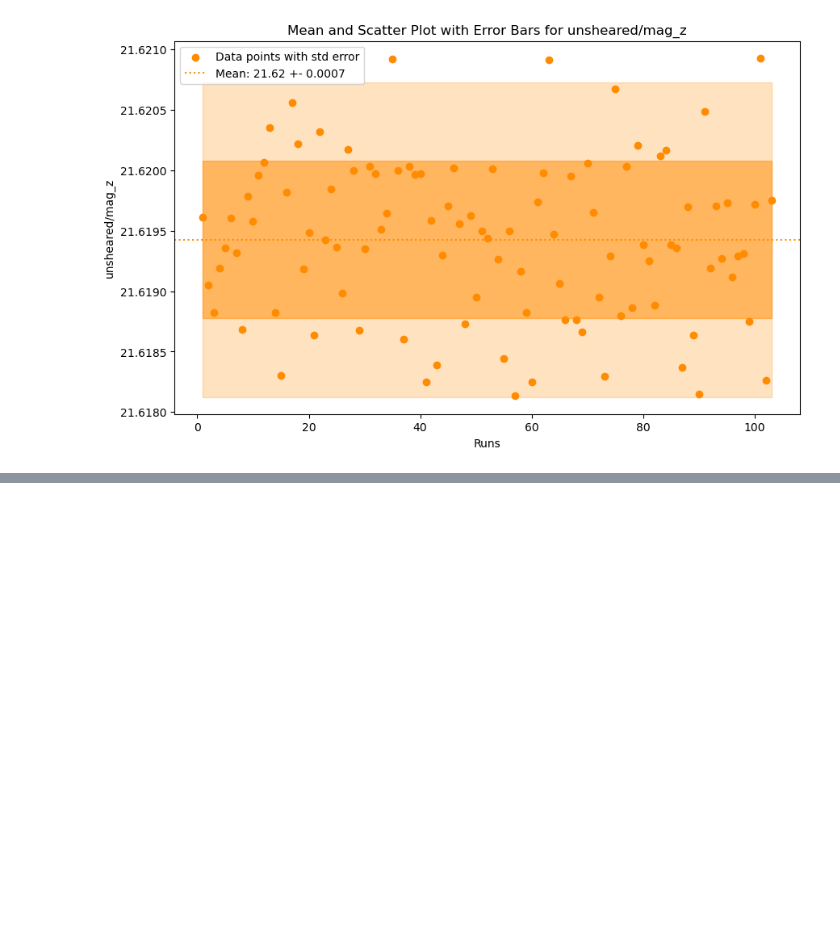
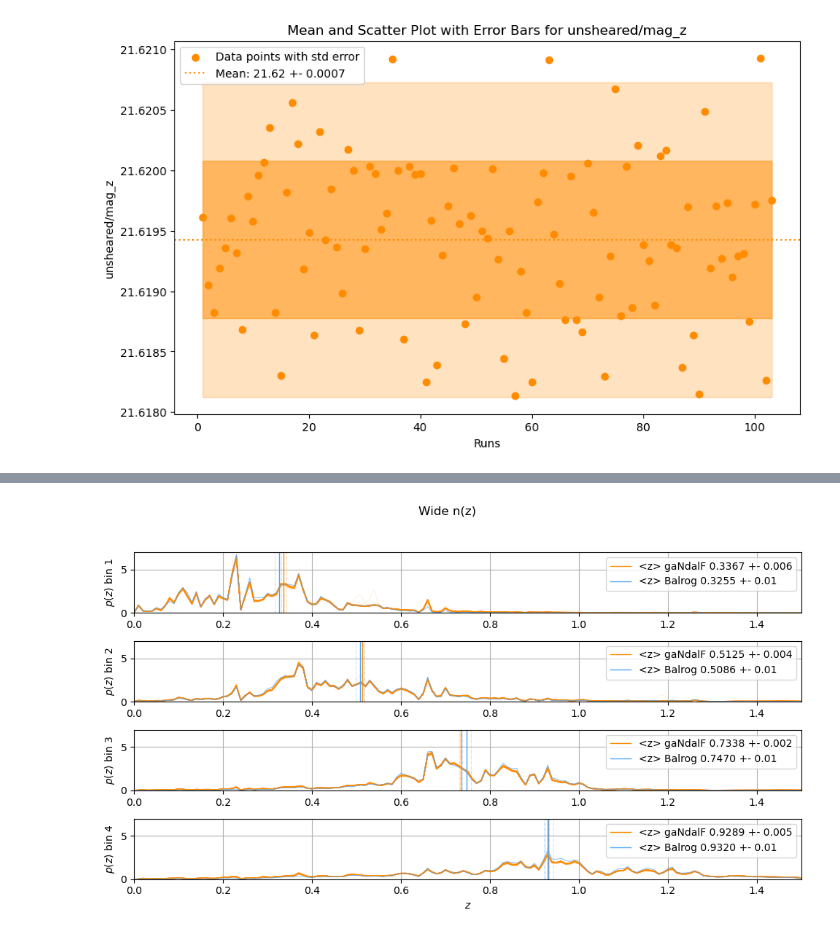
Before and after one commit to elmichelangelo/GalaxyFlow, a Jupyter notebook: random_test_notebook.ipynb, the cells around one changed output, grey strips where cells are left out. Cells and saved outputs as stored; diff of their text form; code cells hidden in the pictures; blank space fills up the shorter version.

Commit message:
- add redshif bootstrap plot to jobscript

```diff
--- a/random_test_notebook.ipynb
+++ b/random_test_notebook.ipynb
@@ -222,0 +373,10 @@ Moved: /project/ls-gruen/users/patrick.gebhardt/data/gandalf_bootstrap/2024-11-1
+# %%
+import os
+path_zmean_folder = '/home/p/P.Gebhardt/Output/sompz_paper'
+path_data_folder = '/home/p/P.Gebhardt/Output/sompz_paper/histograms/'
+path_gandalf_mean = '/home/p/P.Gebhardt/Output/sompz_paper/mean_gandalf.csv'
+cfg = {"plt_figsize": (10, 6)}
+# %%
+bootstrap_plot(path_zmean_folder, path_data_folder, path_gandalf_mean, cfg, show_plot=False, save_plot=True, save_name="/home/p/P.Gebhardt/Output/sompz_paper/bootstrap_plot.png")
+# %% [output]
+[figure, added]
```
Also changed, not shown: parts of 2 cells of this notebook, 3 other files.
